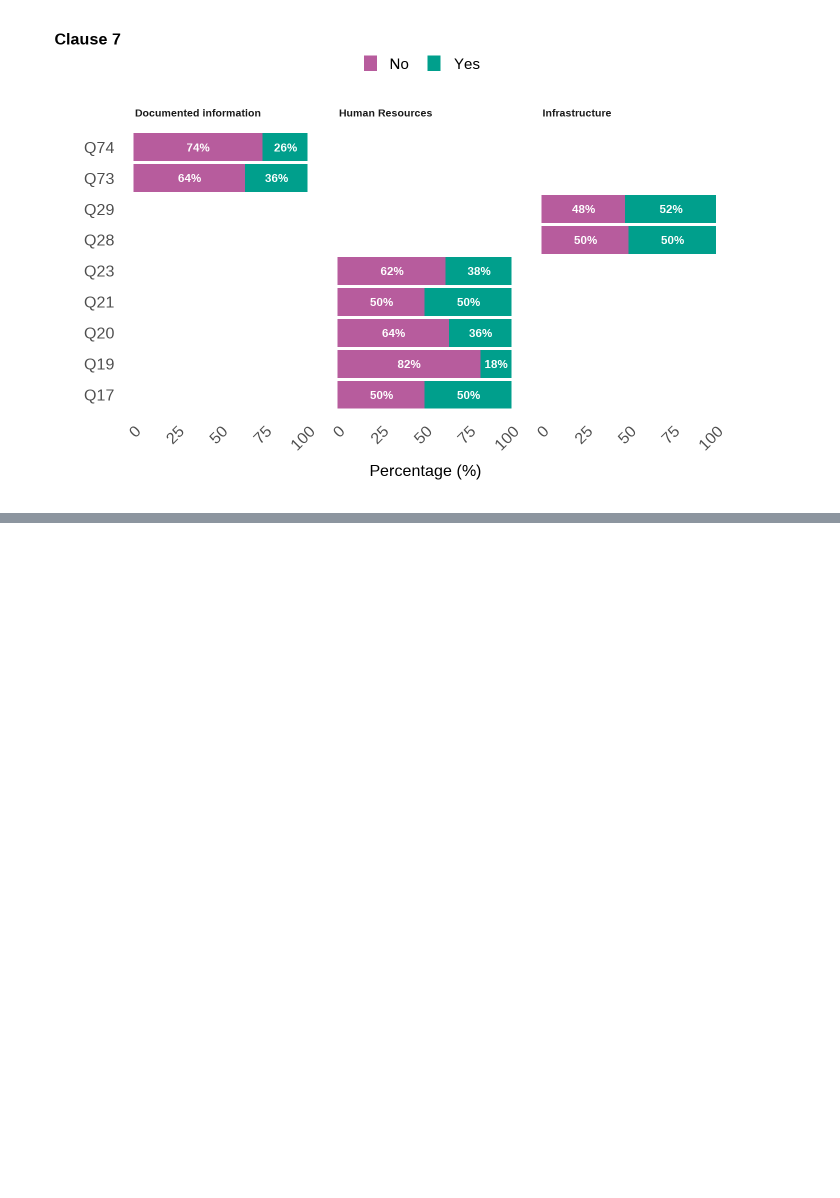
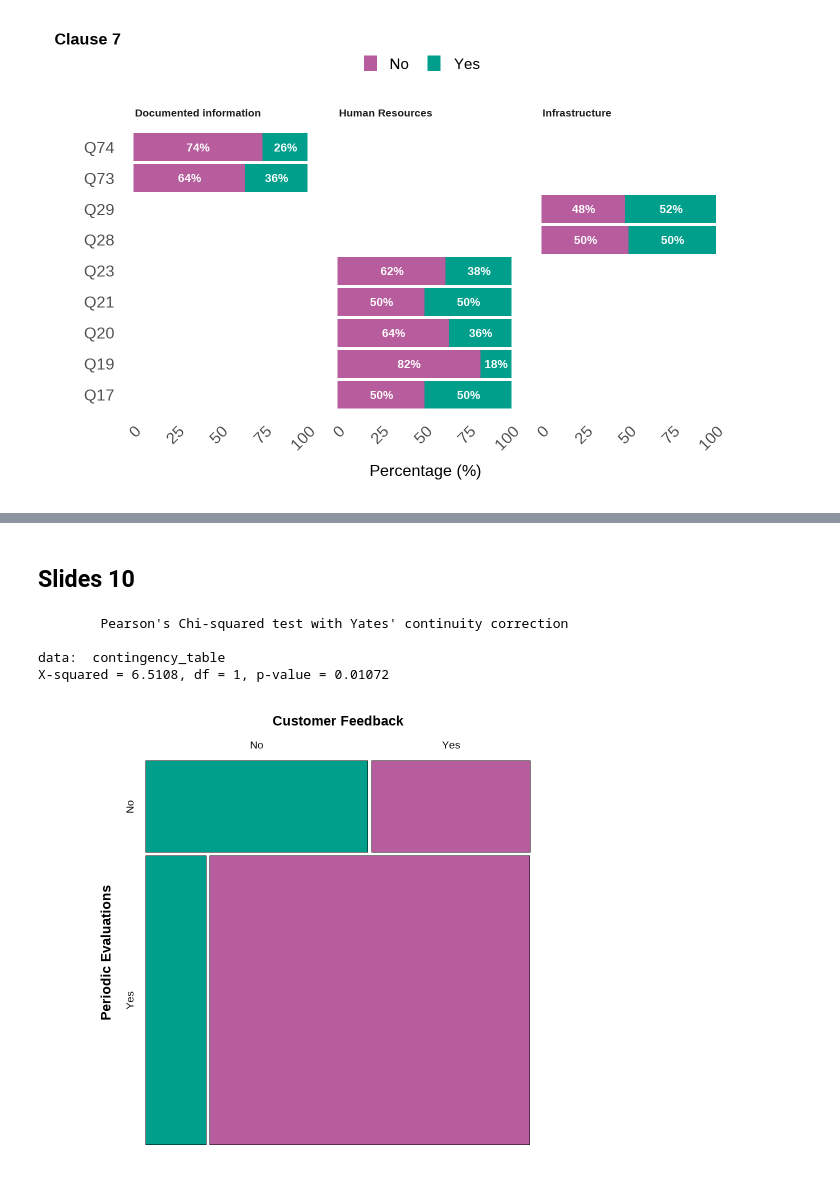
Before and after one commit to derisiswara/apec-2025, a Jupyter notebook: visualization.ipynb, the cells around one changed output, grey strips where cells are left out. Drawn from its saved outputs; the diff is of its cells as text; code cells hidden in the pictures; blank space fills up the shorter version.

```diff
--- a/visualization.ipynb
+++ b/visualization.ipynb
@@ -207,0 +275,37 @@ options(warn = 0)
+# %% [markdown]
+## Slides 10
+# %%
+# Make sure vcd package is loaded
+library(vcd)
+
+# Set plot dimensions
+options(repr.plot.width = 10, repr.plot.height = 8)
+
+contingency_table <- read.csv("data/slides10a.csv", row.names = 1)
+
+# Make it table format
+contingency_table <- as.table(as.matrix(contingency_table))
+
+chisq.test(contingency_table)
+
+dimnames(contingency_table) <- list(
+    "Periodic Evaluations" = c("No", "Yes"),
+    "Customer Feedback" = c("No", "Yes"))
+
+# Create the mosaic plot
+mosaic(contingency_table,
+    shade=TRUE,
+    colorize=TRUE,
+    gp=gpar(fill=c(color_base, color_base, color_accent, color_accent)),
+    legend=FALSE,
+    main="",
+    xlab="Business Evaluations",
+    ylab="Customer Feedback",
+    labeling_args = list(gp_labels = gpar(fontsize = 16, fontfamily = font_sans),
+                  gp_varnames = gpar(fontsize = 20, fontfamily = font_title, fontface = "bold")))
+# %% [output]
+        Pearson's Chi-squared test with Yates' continuity correction
+
+data:  contingency_table
+X-squared = 6.5108, df = 1, p-value = 0.01072
+[figure, added]
```
Also changed, not shown: parts of 13 cells of this notebook, 12 other files.
